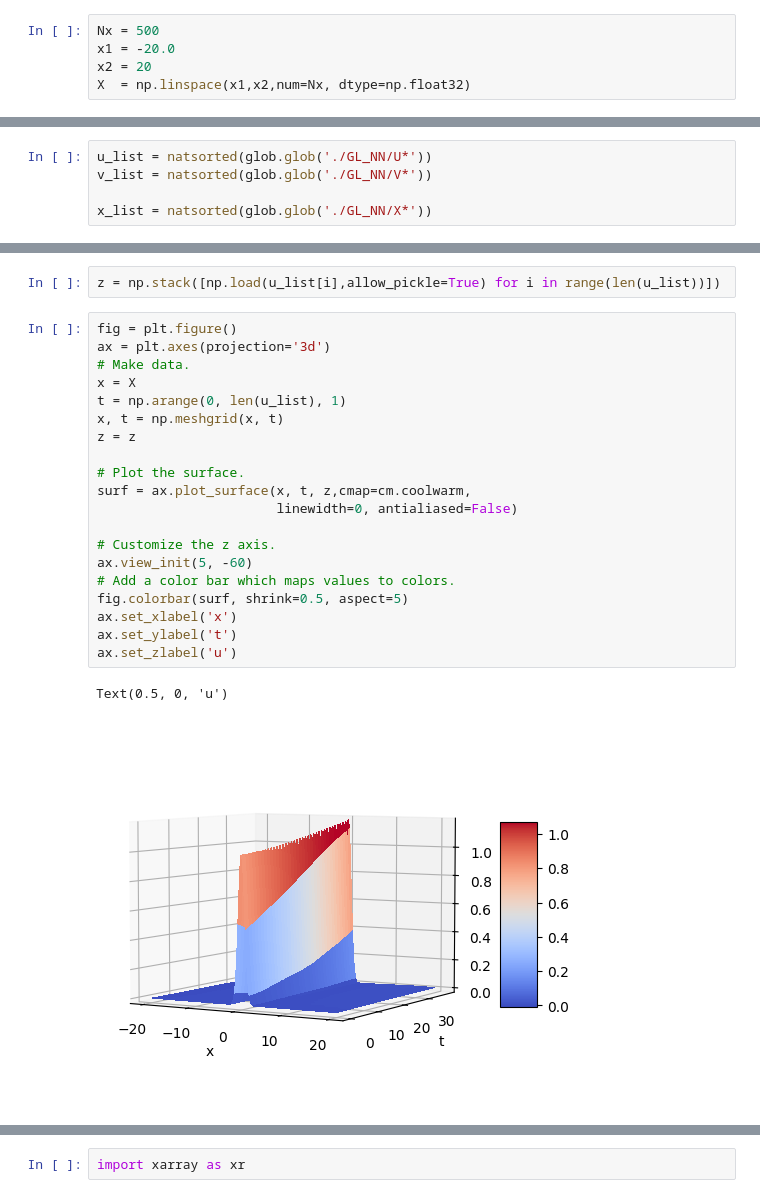
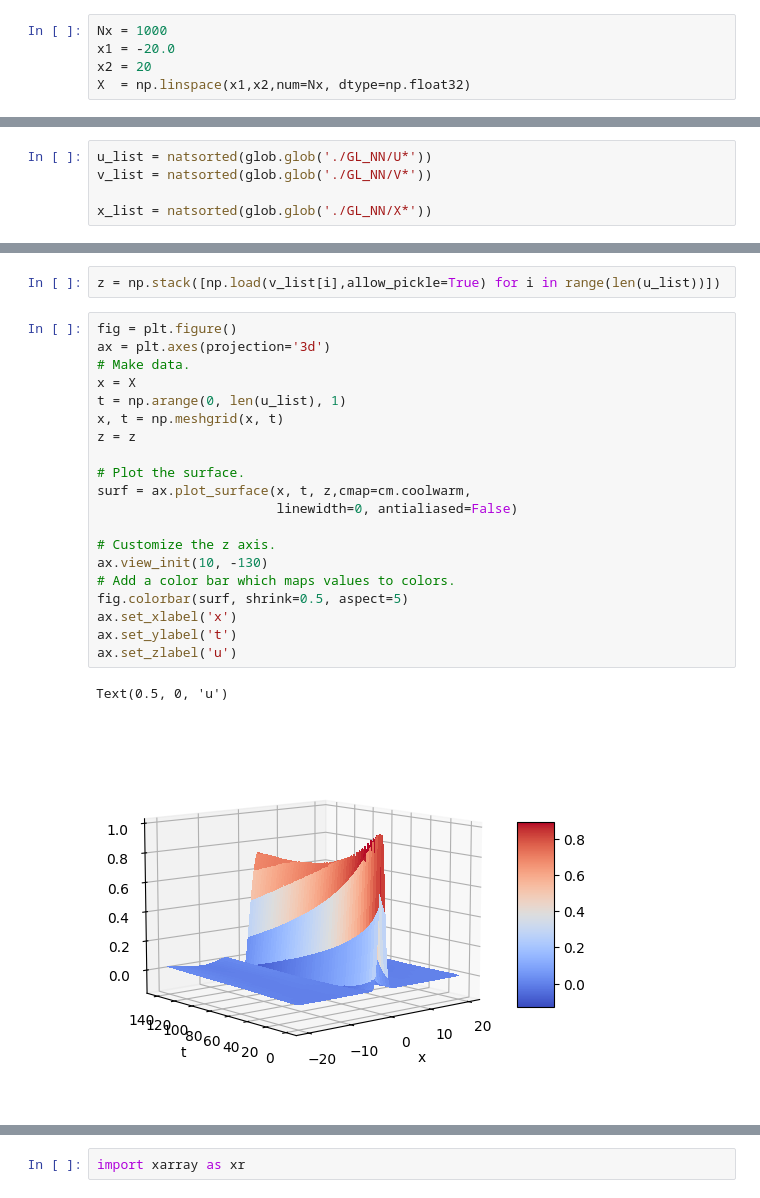
Before and after one commit to Fastaxx/equation-ednn, a Jupyter notebook: ednn_solver/GL_equation/post-process.ipynb, the cells around one changed output, grey strips where cells are left out. Drawn from its saved outputs; the diff is of its cells as text.

```diff
--- a/ednn_solver/GL_equation/post-process.ipynb
+++ b/ednn_solver/GL_equation/post-process.ipynb
@@ -6,7 +6,7 @@ import os
 import glob
 from natsort import natsorted
 # %%
-Nx = 500
+Nx = 1000
 x1 = -20.0
 x2 = 20
 X  = np.linspace(x1,x2,num=Nx, dtype=np.float32)
@@ -142,28 +158,28 @@ Text(0, 0.5, 'Value')
 # %%
-z = np.stack([np.load(u_list[i],allow_pickle=True) for i in range(len(u_list))])
+z = np.stack([np.load(v_list[i],allow_pickle=True) for i in range(len(u_list))])
 # %%
 fig = plt.figure()
 ax = plt.axes(projection='3d')
 # Make data.
 x = X
 t = np.arange(0, len(u_list), 1)
 x, t = np.meshgrid(x, t)
 z = z
 
 # Plot the surface.
 surf = ax.plot_surface(x, t, z,cmap=cm.coolwarm,
                        linewidth=0, antialiased=False)
 
 # Customize the z axis.
-ax.view_init(5, -60)
+ax.view_init(10, -130)
 # Add a color bar which maps values to colors.
 fig.colorbar(surf, shrink=0.5, aspect=5)
 ax.set_xlabel('x')
 ax.set_ylabel('t')
 ax.set_zlabel('u')
 # %% [output]
 Text(0.5, 0, 'u')
-[figure, old version]
+[figure, new version]
 # %%
 fig = plt.figure()
 ax = plt.axes()
```
Also changed, not shown: parts of 13 cells of this notebook, 15 other files.
